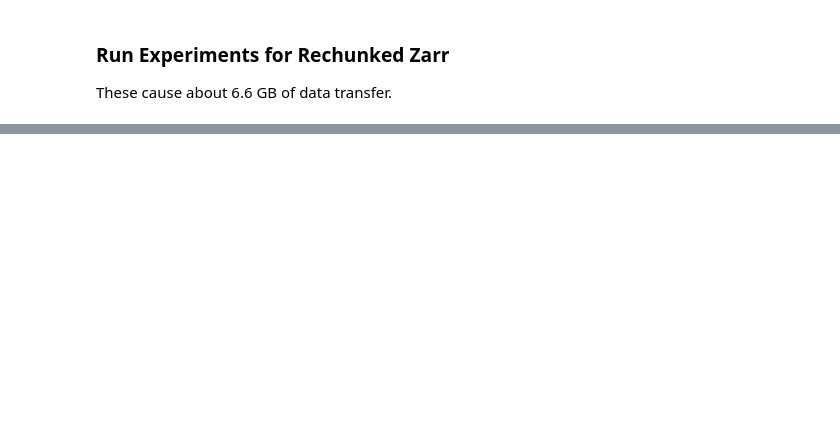
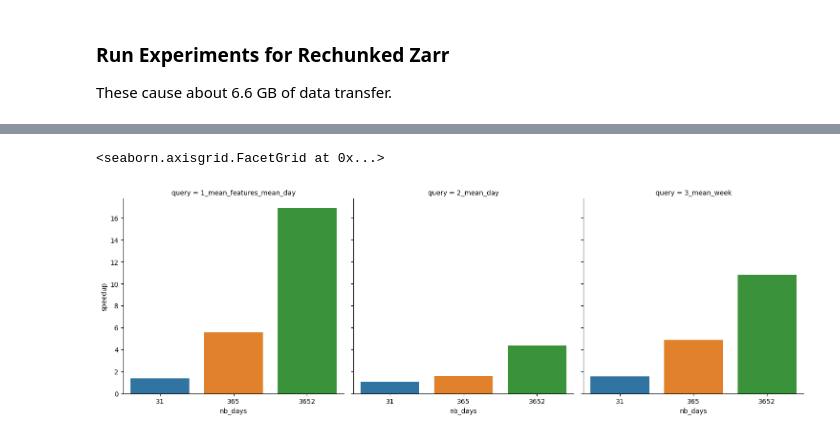
Before and after one commit to azavea/noaa-hydro-data, a Jupyter notebook: src/notebooks/compare_rechunked_zarr.ipynb, the cells around one changed output, grey strips where cells are left out. Drawn from its saved outputs; the diff is of its cells as text; code cells hidden in the pictures; blank space fills up the shorter version.

Commit message:
Add speedup comparison graph

```diff
--- a/src/notebooks/compare_rechunked_zarr.ipynb
+++ b/src/notebooks/compare_rechunked_zarr.ipynb
@@ -213,0 +214,10 @@ plot = sns.catplot(x='nb_days', y='time_mean', col='query', hue='source', kind='
+# %%
+def speedup(group):
+    base_time = list(group[group['source'] == 'base']['time_mean'])[0]
+    rechunked_time = list(group[group['source'] == 'rechunked']['time_mean'])[0]
+
+    return base_time / rechunked_time
+
+df2 = pd.DataFrame(df.groupby(['query', 'nb_days'], group_keys=False).apply(speedup).reset_index())
+df2.columns = ['query', 'nb_days', 'speedup']
+df2
@@ -213,0 +235,5 @@ plot = sns.catplot(x='nb_days', y='time_mean', col='query', hue='source', kind='
+# %%
+sns.catplot(x='nb_days', y='speedup', col='query', kind='bar', data=df2)
+# %% [output]
+<seaborn.axisgrid.FacetGrid at 0x...>
+[figure, added]
```
Also changed, not shown: parts of 9 cells of this notebook.
